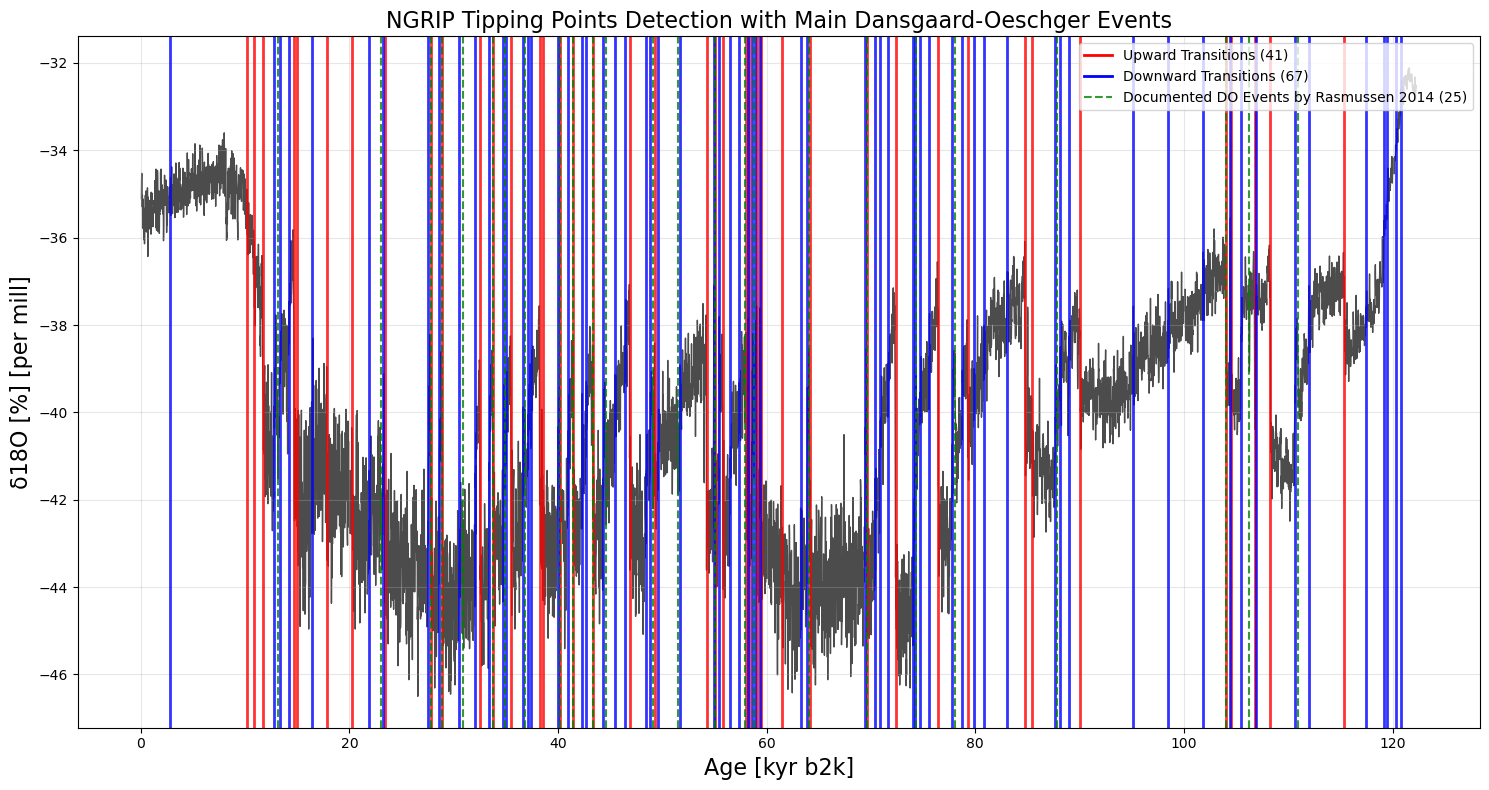
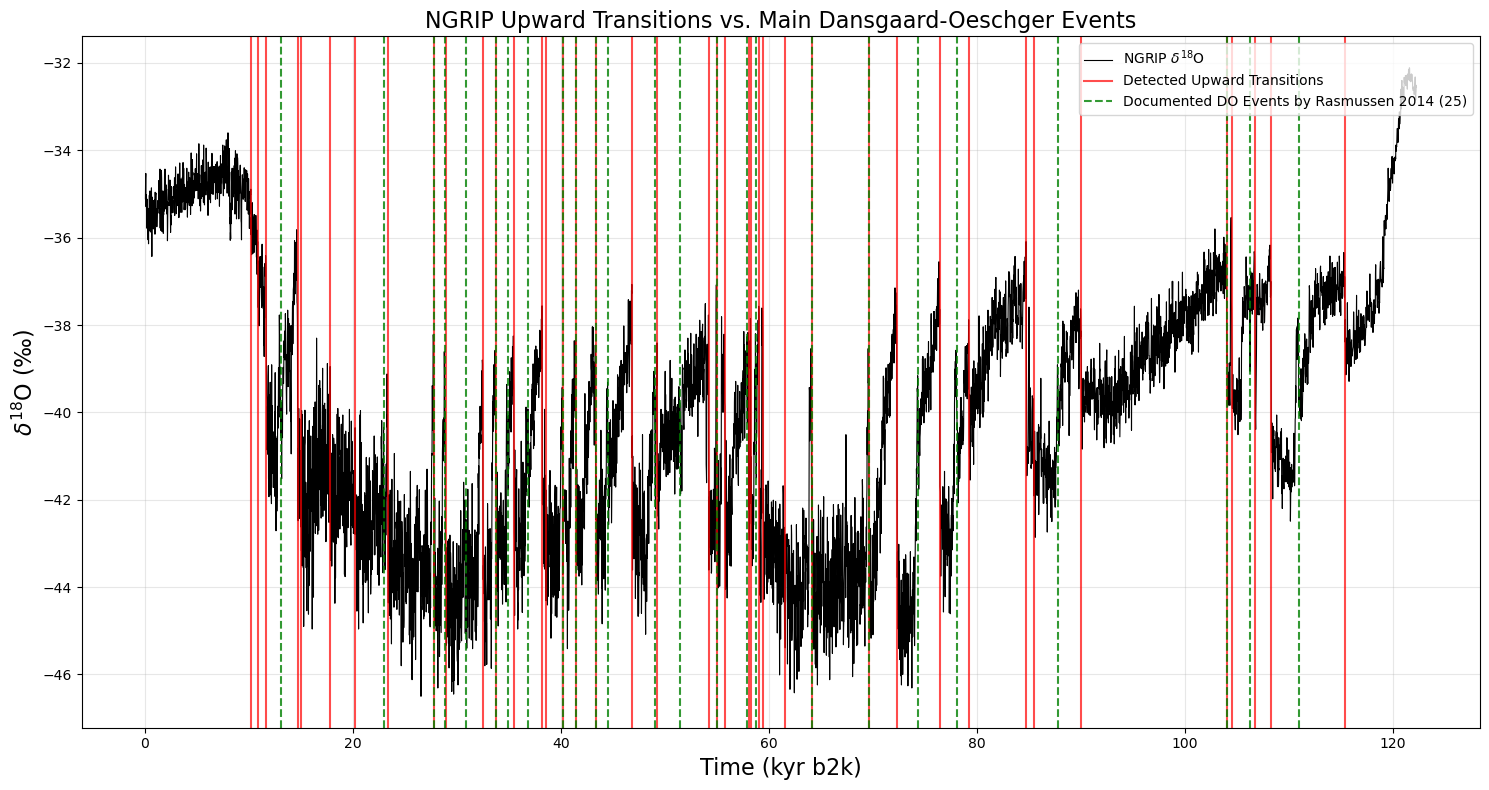
The notebook cell's code change between the first figure and the second:
--- before
+++ after
@@ -1,16 +1,26 @@
-fig, ax = transitions.plot(figsize=(15, 8),
-                        title='NGRIP Tipping Points Detection with Main Dansgaard-Oeschger Events',
-                        title_fontsize=16,
-                        label_fontsize=16)
+fig, ax = plt.subplots(figsize=(15, 8))
+ax.plot(ngrip.time, ngrip.value, color='black', linewidth=0.8, label='NGRIP $\delta^{18}\mathrm{O}$')
 
-# Add DO events with label
+# Plot only upward transitions
+first_up = True
+for t, direction in zip(transitions.jump_times, transitions.jump_values):
+    if direction > 0:
+        label = 'Detected Upward Transitions' if first_up else None
+        ax.axvline(x=t, color='red', alpha=0.7, linewidth=1.5, label=label)
+        first_up = False
+
+# Add DO events
 for i, event_time in enumerate(main_do_events):
     if i == 0:
-        ax.axvline(event_time, color='green', linestyle='--',linewidth=1.5, alpha=0.8,
+        ax.axvline(event_time, color='green', linestyle='--', linewidth=1.5, alpha=0.8,
                 label=f'Documented DO Events by Rasmussen 2014 ({len(main_do_events)})')
     else:
-        ax.axvline(event_time, color='green', linestyle='--',linewidth=1.5, alpha=0.8)
+        ax.axvline(event_time, color='green', linestyle='--', linewidth=1.5, alpha=0.8)
 
-# Create legend
+ax.set_xlabel('Time (kyr b2k)', fontsize=16)
+ax.set_ylabel('$\delta^{18}\mathrm{O}$ (‰)', fontsize=16)
+ax.set_title('NGRIP Upward Transitions vs. Main Dansgaard-Oeschger Events', fontsize=16)
 ax.legend(loc='upper right')
 ax.grid(True, alpha=0.3)
+plt.tight_layout()
+plt.show()

Commit: Add conclusions